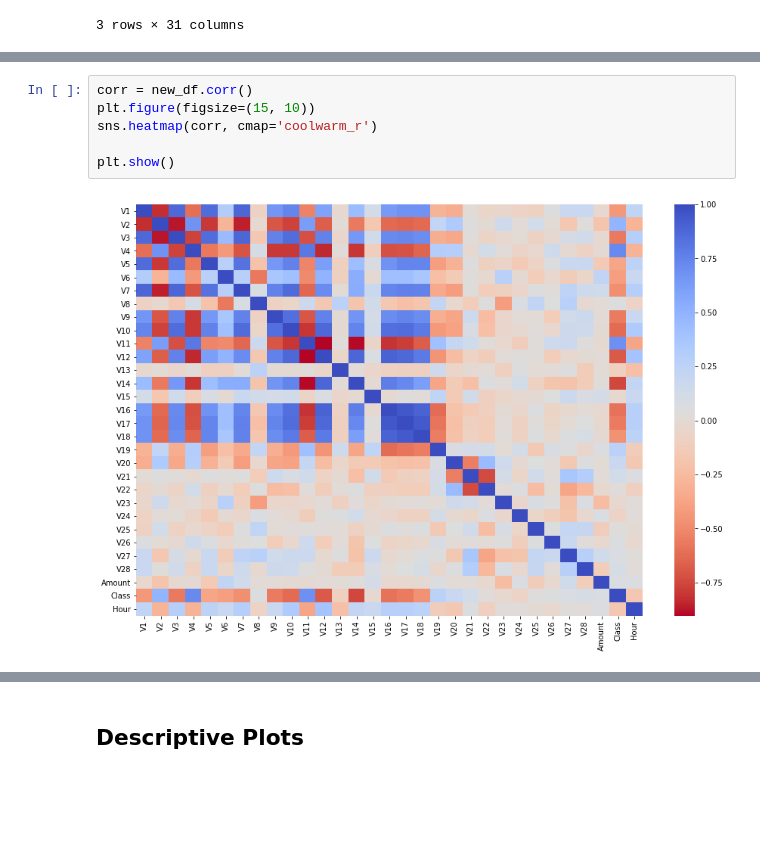
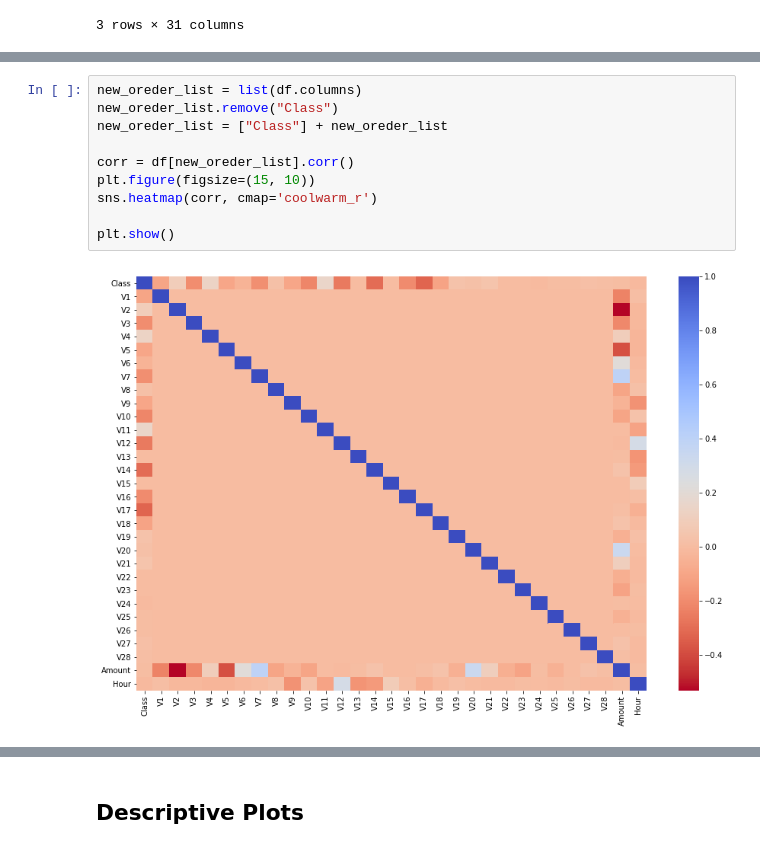
Before and after one commit to pierpaolododorico/credit_cart_frauds, a Jupyter notebook: notebooks/preprocessiong copy.ipynb, the cells around one changed output, grey strips where cells are left out. Cells and saved outputs as stored; diff of their text form; blank space fills up the shorter version.

```diff
--- a/notebooks/preprocessiong copy.ipynb
+++ b/notebooks/preprocessiong copy.ipynb
@@ -97,11 +87,15 @@ new_df = equal_distributed_df.sample(frac=1, random_state=42)
 # %%
-corr = new_df.corr()
+new_oreder_list = list(df.columns)
+new_oreder_list.remove("Class")
+new_oreder_list = ["Class"] + new_oreder_list
+
+corr = df[new_oreder_list].corr()
 plt.figure(figsize=(15, 10))
 sns.heatmap(corr, cmap='coolwarm_r')
 
 plt.show()
 # %% [output]
-[figure, old version]
+[figure, new version]
 # %%
 plt.figure(figsize=(25, 25))
 for idx, feat in enumerate(list(combinations(['V1','V2','V3','Amount','Hour'],2))):
```
Also changed, not shown: parts of 8 cells of this notebook.
